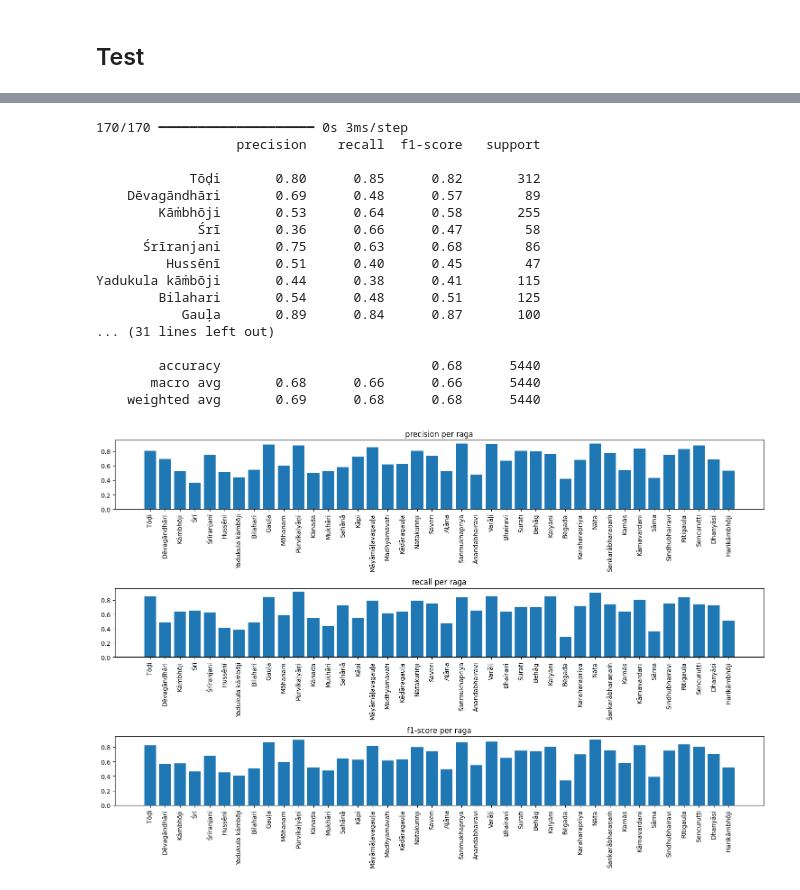
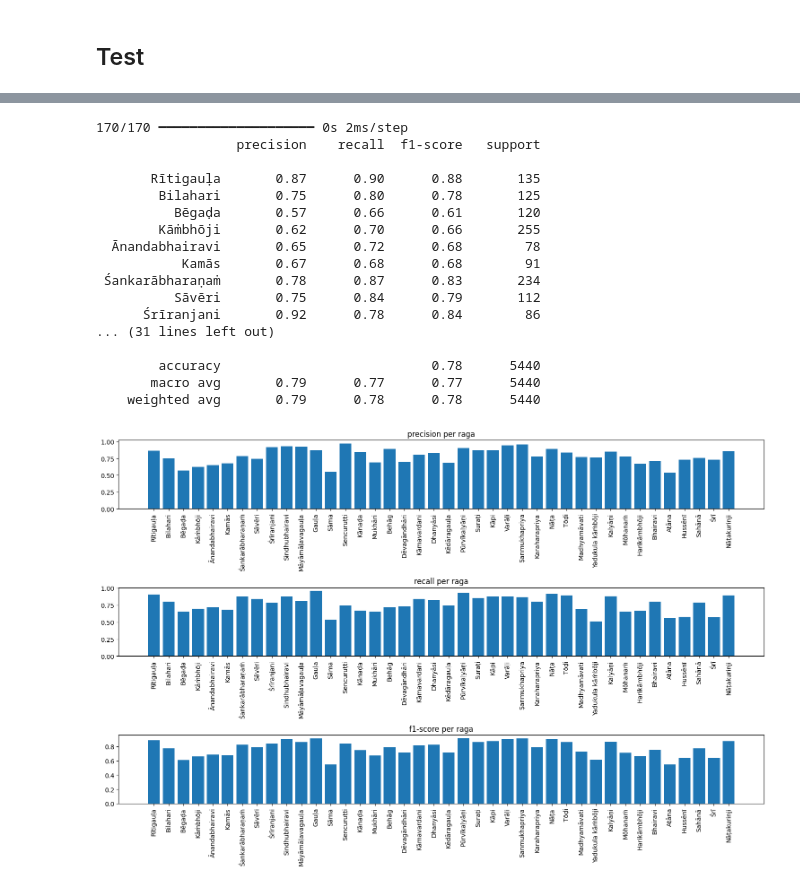
Before and after one commit to vivekvjyn/raga-clf, a Jupyter notebook: notebooks/combined.ipynb, the cells around one changed output, grey strips where cells are left out. Drawn from its saved outputs; the diff is of its cells as text; code cells hidden in the pictures.

```diff
--- a/notebooks/combined.ipynb
+++ b/notebooks/combined.ipynb
@@ -30,4 +18,6 @@ Xb = np.load('../dataset/slopes.npy')
 Xc = np.load('../dataset/stds.npy')
 y = np.load('../dataset/labels.npy')
 classes = np.load('../dataset/mappings.npy')
+# %%
+X = np.stack((Xa, Xb, Xc), axis=-1)
 # %%
@@ -43,8 +29,8 @@ y shape: (36262, 40)
 # %% [markdown]
 ## Train-test split
 # %%
-Xa_train, Xa_temp, Xb_train, Xb_temp, Xc_train, Xc_temp, y_train, y_temp = train_test_split(Xa, Xb, Xc, y, test_size=0.3, random_state=42)
-Xa_val, Xa_test, Xb_val, Xb_test, Xc_val, Xc_test, y_val, y_test = train_test_split(Xa_temp, Xb_temp, Xc_temp, y_temp, test_size=0.5, random_state=42)
+X_train, X_temp, y_train, y_temp = train_test_split(X, y, test_size=0.3, random_state=42)
+X_val, X_test, y_val, y_test = train_test_split(X_temp, y_temp, test_size=0.5, random_state=42)
 # %% [markdown]
 ## Model
 # %%
@@ -199,3 +128,3 @@ Test accuracy: 68.47
 # %%
-y_pred = model.predict([Xa_test, Xb_test, Xc_test])
+y_pred = model.predict(X_test)
 # %% [output]
@@ -232,43 +161,43 @@ plt.show()
 # %%
 from sklearn.metrics import classification_report
 
 # Get predictions
-y_pred = model.predict([Xa_test, Xb_test, Xc_test])
+y_pred = model.predict(X_test)
 y_pred_classes = np.argmax(y_pred, axis=1)
 y_true_classes = np.argmax(y_test, axis=1)
 
 # Generate classification report
 report = classification_report(y_true_classes, y_pred_classes, target_names=classes, output_dict=True)
 print(classification_report(y_true_classes, y_pred_classes, target_names=classes))
 
 # Plot precision, recall and f1-score for each class
 metrics = ['precision', 'recall', 'f1-score']
 plt.figure(figsize=(15, 10))
 for i, metric in enumerate(metrics):
     plt.subplot(3, 1, i+1)
     values = [report[raga][metric] for raga in classes]
     plt.bar(classes, values)
     plt.title(f'{metric} per raga')
     plt.xticks(rotation=90)
 plt.tight_layout()
 plt.savefig('../plots/metrics_per_class.png', dpi=300)
 plt.show()
 # %% [output]
-170/170 ━━━━━━━━━━━━━━━━━━━━ 0s 3ms/step
+170/170 ━━━━━━━━━━━━━━━━━━━━ 0s 2ms/step
                   precision    recall  f1-score   support
 
-            Tōḍi       0.80      0.85      0.82       312
-    Dēvagāndhāri       0.69      0.48      0.57        89
-        Kāṁbhōji       0.53      0.64      0.58       255
-             Śrī       0.36      0.66      0.47        58
-      Śrīranjani       0.75      0.63      0.68        86
-         Hussēnī       0.51      0.40      0.45        47
-Yadukula kāṁbōji       0.44      0.38      0.41       115
-        Bilahari       0.54      0.48      0.51       125
-           Gauḷa       0.89      0.84      0.87       100
+       Rītigauḷa       0.87      0.90      0.88       135
+        Bilahari       0.75      0.80      0.78       125
+          Bēgaḍa       0.57      0.66      0.61       120
+        Kāṁbhōji       0.62      0.70      0.66       255
+  Ānandabhairavi       0.65      0.72      0.68        78
+           Kamās       0.67      0.68      0.68        91
+ Śankarābharaṇaṁ       0.78      0.87      0.83       234
+          Sāvēri       0.75      0.84      0.79       112
+      Śrīranjani       0.92      0.78      0.84        86
 ... (31 lines left out)
 
-        accuracy                           0.68      5440
-       macro avg       0.68      0.66      0.66      5440
-    weighted avg       0.69      0.68      0.68      5440
+        accuracy                           0.78      5440
+       macro avg       0.79      0.77      0.77      5440
+    weighted avg       0.79      0.78      0.78      5440
-[figure, old version]
+[figure, new version]
```
Also changed, not shown: parts of 16 cells of this notebook, 4 other files.
